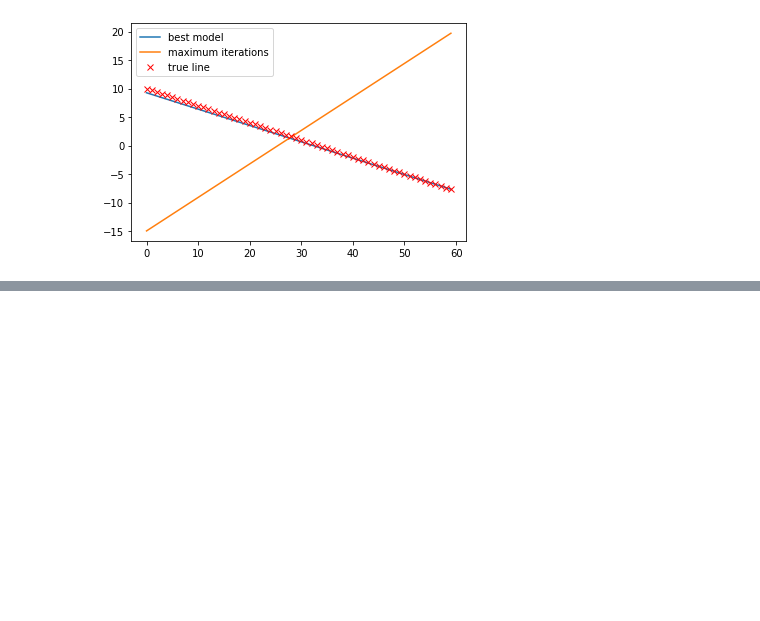
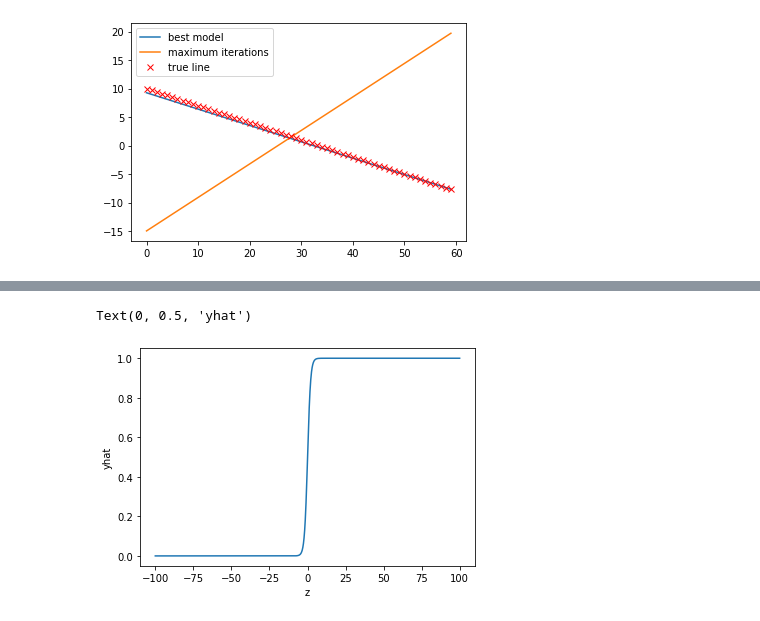
Before and after one commit to antonynickson/PyTorch_For_Machine_Learning_Workbook, a Jupyter notebook: PyTorch_For_Machine_Learning.ipynb, the cells around one changed output, grey strips where cells are left out. Drawn from its saved outputs; the diff is of its cells as text; code cells hidden in the pictures; blank space fills up the shorter version.

```diff
--- a/PyTorch_For_Machine_Learning.ipynb
+++ b/PyTorch_For_Machine_Learning.ipynb
@@ -2338,0 +2498,4 @@ plt.show()
+# %%
+# Create a tensor ranging -100 to 100
+z = torch.arange(-100,100,0.1).view(-1,1)
+print("The tensor: ", z)
@@ -2338,0 +2510,7 @@ plt.show()
+# %%
+# Create a sigmoid function
+sig = nn.Sigmoid()
+# %%
+# Apply element wise function sigmoid with the object 'z'
+yhat = sig(z)
+yhat
@@ -2338,0 +2525,8 @@ plt.show()
+# %%
+# Plot the results
+plt.plot(z.numpy(),yhat.numpy())
+plt.xlabel('z')
+plt.ylabel('yhat')
+# %% [output]
+Text(0, 0.5, 'yhat')
+[figure, added]
```
Also changed, not shown: parts of 48 cells of this notebook.
